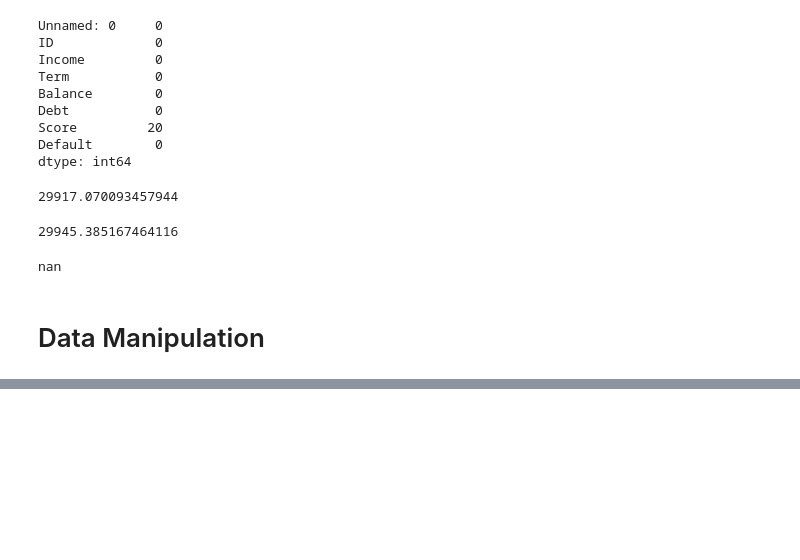
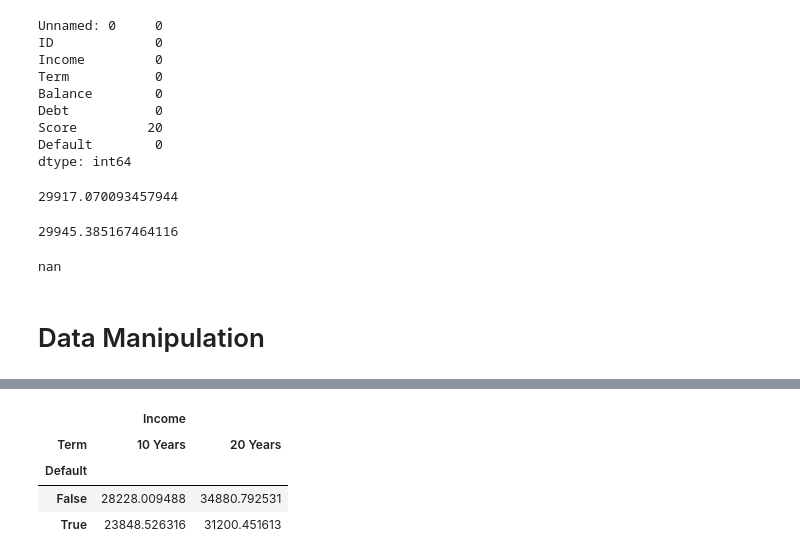
Before and after one commit to adarual/Week1_Test, a Jupyter notebook: LBG Week 4 - Day 3.ipynb, the cells around one changed output, grey strips where cells are left out. Saved outputs shown, nothing was run; the diff lists cells and outputs as text; code cells hidden in the pictures; blank space fills up the shorter version.

```diff
--- a/LBG Week 4 - Day 3.ipynb
+++ b/LBG Week 4 - Day 3.ipynb
@@ -680,0 +687,3 @@ nan
+# %%
+df1 = pd.read_csv('Data/mortgage_applicants.csv')
+df1
@@ -680,0 +719,11 @@ nan
+# %%
+pivotTable = df1.pivot_table(values = ['Income'],
+               index = ['Default'],
+               columns = ['Term'])
+pivotTable
+# %% [output]
+|  | Income |  |
+| Term | 10 Years | 20 Years |
+| Default |  |  |
+| False | 28228.009488 | 34880.792531 |
+| True | 23848.526316 | 31200.451613 |
```
Also changed, not shown: parts of 6 cells of this notebook, 2 other files.
